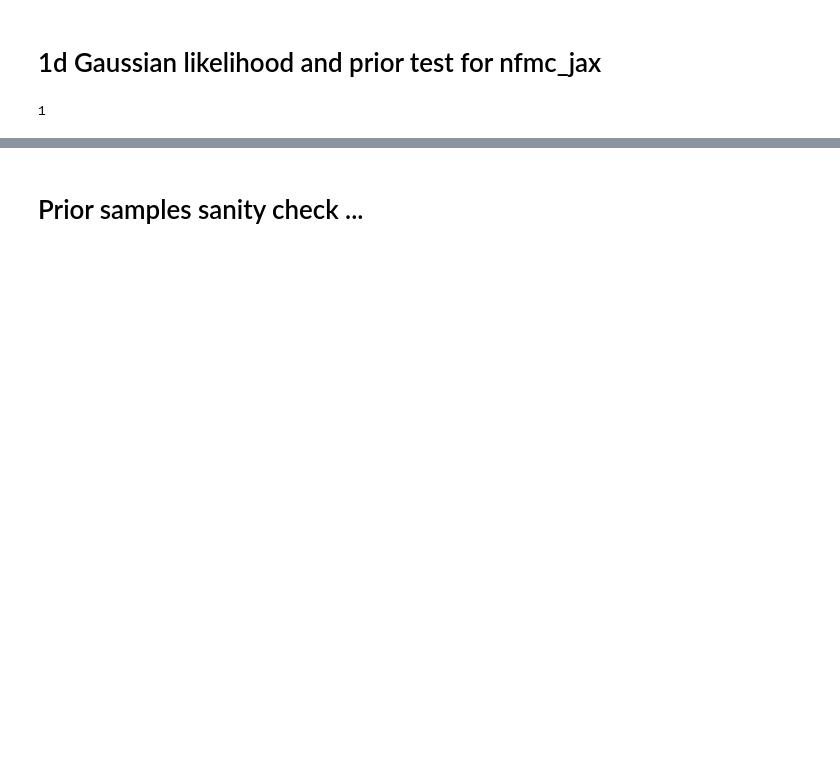
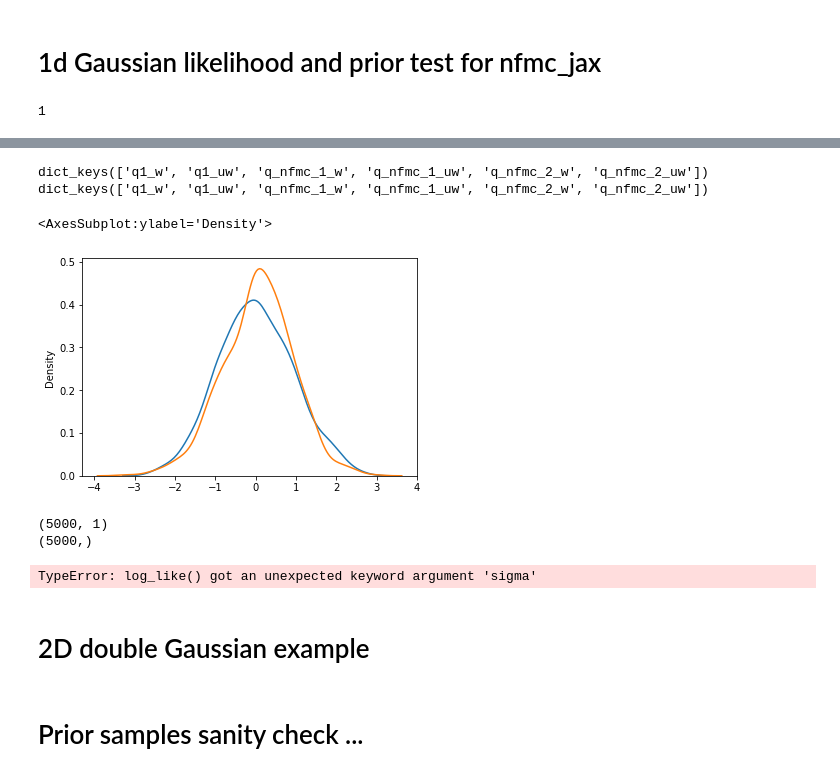
Before and after one commit to RichardGrumitt/nfmc_jax_tests, a Jupyter notebook: nfmc_jax_tests.ipynb, the cells around one changed output, grey strips where cells are left out. Drawn from its saved outputs; the diff is of its cells as text; code cells hidden in the pictures; blank space fills up the shorter version.

Commit message:
Upated N(0,1) example

```diff
--- a/nfmc_jax_tests.ipynb
+++ b/nfmc_jax_tests.ipynb
@@ -16,15 +18,15 @@ import chaospy
 # %% [markdown]
 # 1d Gaussian likelihood and prior test for nfmc_jax
 # %%
-def log_like(x, mu=0, sigma=1):
-    return -0.5 * jnp.log(2 * np.pi * sigma ** 2) - 0.5 * (x - mu) ** 2 / (2 * sigma ** 2)
+def log_like(x, mu=jnp.array([0]), cov=jnp.array([[1.0]])):
+    return mvn.logpdf(x, mu, cov)
 
-def log_prior(x):
-    return -0.5 * jnp.log(2 * np.pi * 5.0 ** 2) - 0.5 * (x) ** 2 / (2 * 5.0 ** 2)
+def log_prior(x, mu=jnp.array([0]), cov=jnp.array([[5.0]])):
+    return mvn.logpdf(x, mu, cov)
 
 key = jax.random.PRNGKey(100)
 prior_samples = jax.random.multivariate_normal(key, mean=jnp.array([0.0]),
-                                               cov=jnp.array([[5.0]]), shape=(20,))
+                                               cov=jnp.array([[5.0]]), shape=(100,))
 prior_samples.shape[1]
 # %% [output]
 1
@@ -118,4 +107,0 @@ dict_keys(['q0', 'q0_pq', 'q1', 'q1_pq', 'q1_IW2', 'q1_IW3', 'q1_pq_uw', 'q1_pq_
-# %%
-trace = nfmc_jax.sample_nfo(log_like, log_prior, prior_samples, log_like_args=(0, 1), log_prior_args=(),
-                            vmap=True, parallel_backend=None, n0=20, iteration=5, aN=100, bN=10, num_local=2,
-                            nfmc_samples=10, nf_iter=10, k_trunc=0.5, ess_tol=1.0)
@@ -204,0 +108,53 @@ dict_keys(['q0', 'q0_pq', 'q1', 'q1_pq', 'q1_IW2', 'q1_IW3', 'q1_pq_uw', 'q1_pq_
+# %%
+q_models = trace['q_models'][0]
+print(q_models.keys())
+q1 = q_models['q1_w'][0]
+import torch
+q1_samples, _ = q1.sample(1000, device='cpu')
+q1_samples = q1_samples.numpy()
+
+sns.kdeplot(q1_samples.squeeze())
+
+q_models = trace['q_models'][0]
+print(q_models.keys())
+q2 = q_models['q_nfmc_1_w'][0]
+import torch
+q2_samples, _ = q2.sample(1000, device='cpu')
+q2_samples = q2_samples.numpy()
+
+sns.kdeplot(q2_samples.squeeze())
+# %% [output]
+dict_keys(['q1_w', 'q1_uw', 'q_nfmc_1_w', 'q_nfmc_1_uw', 'q_nfmc_2_w', 'q_nfmc_2_uw'])
+dict_keys(['q1_w', 'q1_uw', 'q_nfmc_1_w', 'q_nfmc_1_uw', 'q_nfmc_2_w', 'q_nfmc_2_uw'])
+<AxesSubplot:ylabel='Density'>
+[figure, added]
+# %%
+q_models = trace['q_models'][0]
+q = q_models['q_nfmc_6_w'][0]
+q_samples, logq = q.sample(5000, device='cpu')
+q_samples, logq = q_samples.numpy(), logq.numpy()
+print(jnp.shape(q_samples))
+print(jnp.shape(logq))
+
+def gauss(z):
+    return np.exp(-z ** 2 / 2) / np.sqrt(2 * np.pi)
+
+llk = jax.vmap(lambda x: log_like(x, mu=0, sigma=1))(jnp.asarray(q_samples))
+lpr = jax.vmap(lambda x: log_prior(x))(jnp.asarray(q_samples))
+print(jnp.shape(lpr))
+logw = llk + lpr - logq.reshape(len(logq), 1)
+print(jnp.shape(logw))
+logw = logw - logsumexp(logw)
+w = jnp.exp(logw)
+print(w)
+
+z = np.linspace(-4, 4, 100)
+sns.kdeplot(q_samples.squeeze(), weights=np.asarray(w).squeeze())
+plt.plot(z, gauss(z), label='N(0,1)')
+plt.legend(loc='upper right')
+# %% [output]
+(5000, 1)
+(5000,)
+TypeError: log_like() got an unexpected keyword argument 'sigma'
+# %% [markdown]
+# 2D double Gaussian example
```
Also changed, not shown: parts of 9 cells of this notebook.
